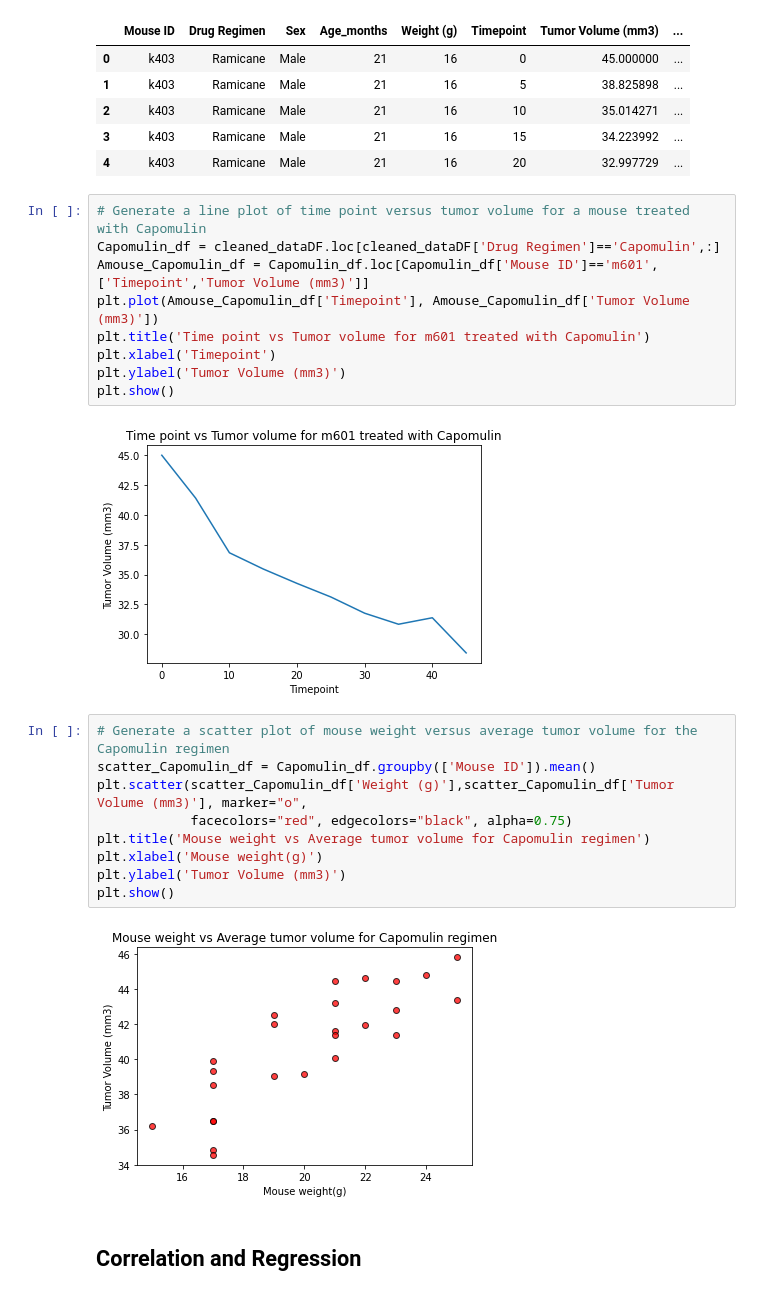
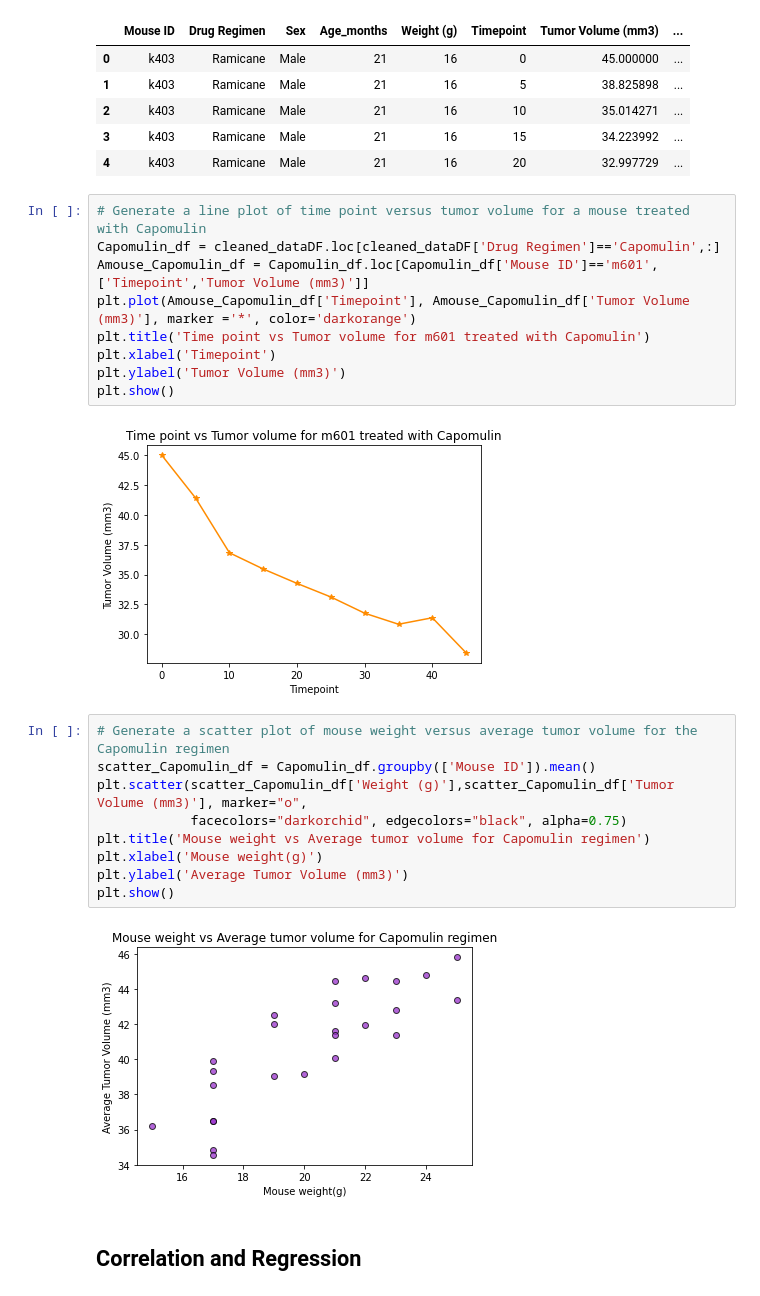
Before and after one commit to SwobabikaJena/matplotlib-challenge, a Jupyter notebook: Pymaceuticals/Pymaceuticals_solved.ipynb, the cells around one changed output. Drawn from its saved outputs; the diff is of its cells as text.

```diff
--- a/Pymaceuticals/Pymaceuticals_solved.ipynb
+++ b/Pymaceuticals/Pymaceuticals_solved.ipynb
@@ -262,25 +268,25 @@ cleaned_dataDF.head()
 # %%
 # Generate a line plot of time point versus tumor volume for a mouse treated with Capomulin
 Capomulin_df = cleaned_dataDF.loc[cleaned_dataDF['Drug Regimen']=='Capomulin',:]
 Amouse_Capomulin_df = Capomulin_df.loc[Capomulin_df['Mouse ID']=='m601',['Timepoint','Tumor Volume (mm3)']]
-plt.plot(Amouse_Capomulin_df['Timepoint'], Amouse_Capomulin_df['Tumor Volume (mm3)'])
+plt.plot(Amouse_Capomulin_df['Timepoint'], Amouse_Capomulin_df['Tumor Volume (mm3)'], marker ='*', color='darkorange')
 plt.title('Time point vs Tumor volume for m601 treated with Capomulin')
 plt.xlabel('Timepoint')
 plt.ylabel('Tumor Volume (mm3)')
 plt.show()
 # %% [output]
-[figure, old version]
+[figure, new version]
 # %%
 # Generate a scatter plot of mouse weight versus average tumor volume for the Capomulin regimen
 scatter_Capomulin_df = Capomulin_df.groupby(['Mouse ID']).mean()
 plt.scatter(scatter_Capomulin_df['Weight (g)'],scatter_Capomulin_df['Tumor Volume (mm3)'], marker="o",
-            facecolors="red", edgecolors="black", alpha=0.75)
+            facecolors="darkorchid", edgecolors="black", alpha=0.75)
 plt.title('Mouse weight vs Average tumor volume for Capomulin regimen')
 plt.xlabel('Mouse weight(g)')
-plt.ylabel('Tumor Volume (mm3)')
+plt.ylabel('Average Tumor Volume (mm3)')
 plt.show()
 # %% [output]
-[figure, old version]
+[figure, new version]
 # %% [markdown]
 ## Correlation and Regression
 # %%
```
Also changed, not shown: parts of 7 cells of this notebook.
